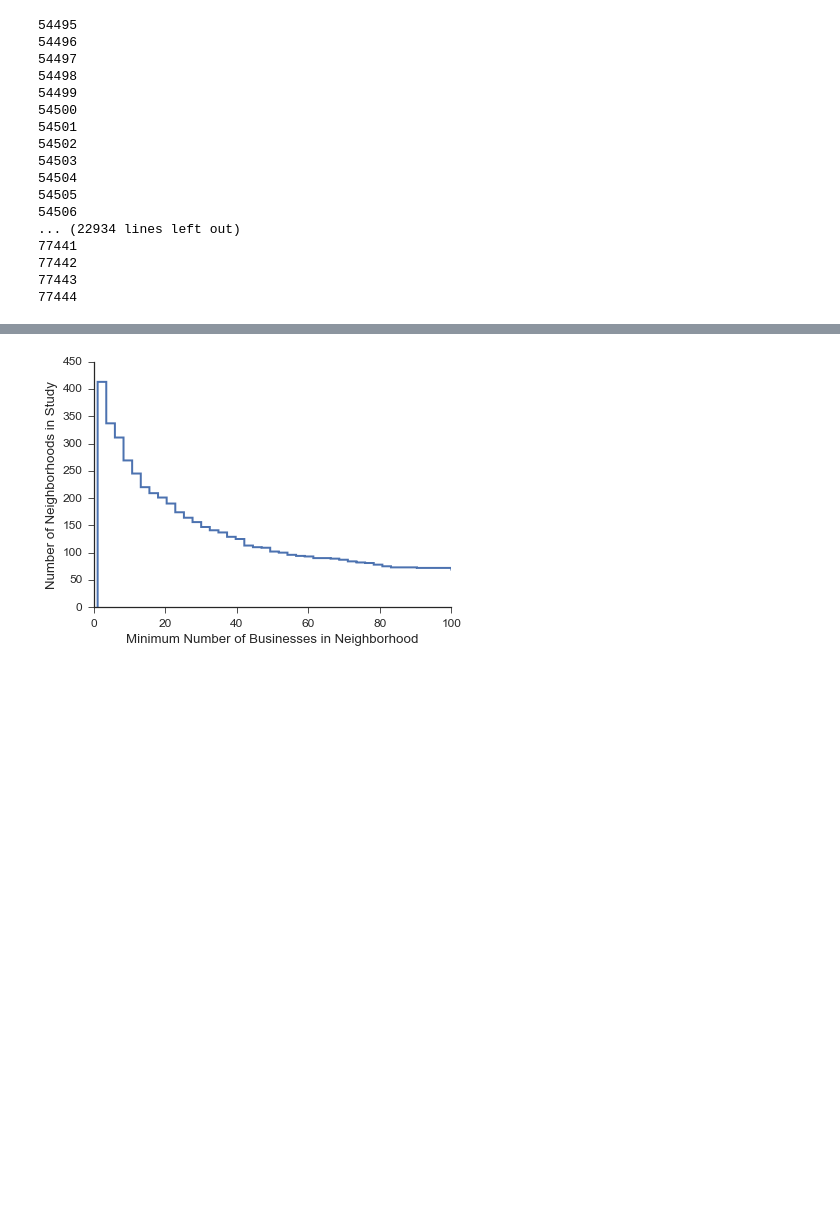
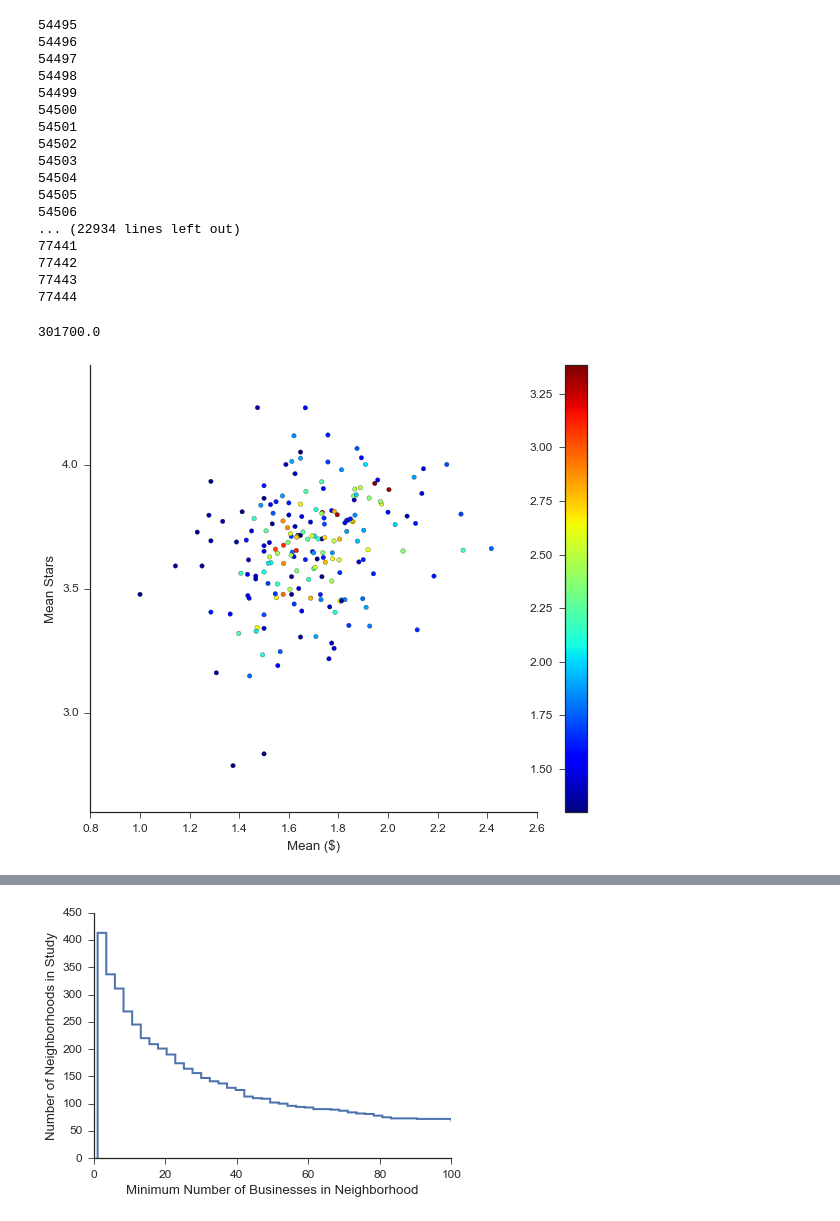
Before and after one commit to zihaoxu/jac_project, a Jupyter notebook: hood_shapes.ipynb, the cells around one changed output, grey strips where cells are left out. Drawn from its saved outputs; the diff is of its cells as text; code cells hidden in the pictures; blank space fills up the shorter version.

```diff
--- a/hood_shapes.ipynb
+++ b/hood_shapes.ipynb
@@ -351,3 +370,7 @@ for j in range(54495,len(b)): #for every yelp business
 77442
 77443
 77444
+# %%
+hood_df = pd.DataFrame({'business_id': zillow_hood.keys(), 'z_hood': zillow_hood.values()}) #dataframe of hood matches
+# %%
+combo_b = pd.merge(b, hood_df ,how = 'inner', on = 'business_id')
@@ -353,0 +379,28 @@ for j in range(54495,len(b)): #for every yelp business
+# %%
+mean_price = []
+mean_stars = []
+n_businesses = []
+latest_zhvi = []
+
+for hoodid in np.unique(combo_b['z_hood']):
+    mean_price.append(np.mean(combo_b['attributes.Price Range'][(combo_b['z_hood'] == hoodid)]))
+    mean_stars.append(np.mean(combo_b['stars'][(combo_b['z_hood'] == hoodid)]))
+    n_businesses.append(len(combo_b['stars'][(combo_b['z_hood'] == hoodid)]))
+    latest_zhvi.append(np.median(ah['2016-06'][(ah['RegionID'] == hoodid)]))
+# %%
+np.median(ah['2016-06'][(ah['RegionID'] == combo_b['z_hood'][700])])
+# %% [output]
+301700.0
+# %%
+static = pd.DataFrame({'mean_price': mean_price, 'mean_stars': mean_stars, 'n': n_businesses, 'latest_zhvi': latest_zhvi}) #static information
+st_f = static[(static['n'] >= 20.0)] #filtered static
+# %%
+pylab.rcParams['figure.figsize'] = (10,8)
+plt.figure()
+plt.scatter(st_f['mean_price'], st_f['mean_stars'], c = np.log10(st_f['n']), cmap = 'jet')
+plt.xlabel('Mean ($)')
+plt.ylabel('Mean Stars')
+plt.colorbar()
+sns.despine()
+# %% [output]
+[figure, added]
```
Also changed, not shown: parts of 6 cells of this notebook, 4 other files.
